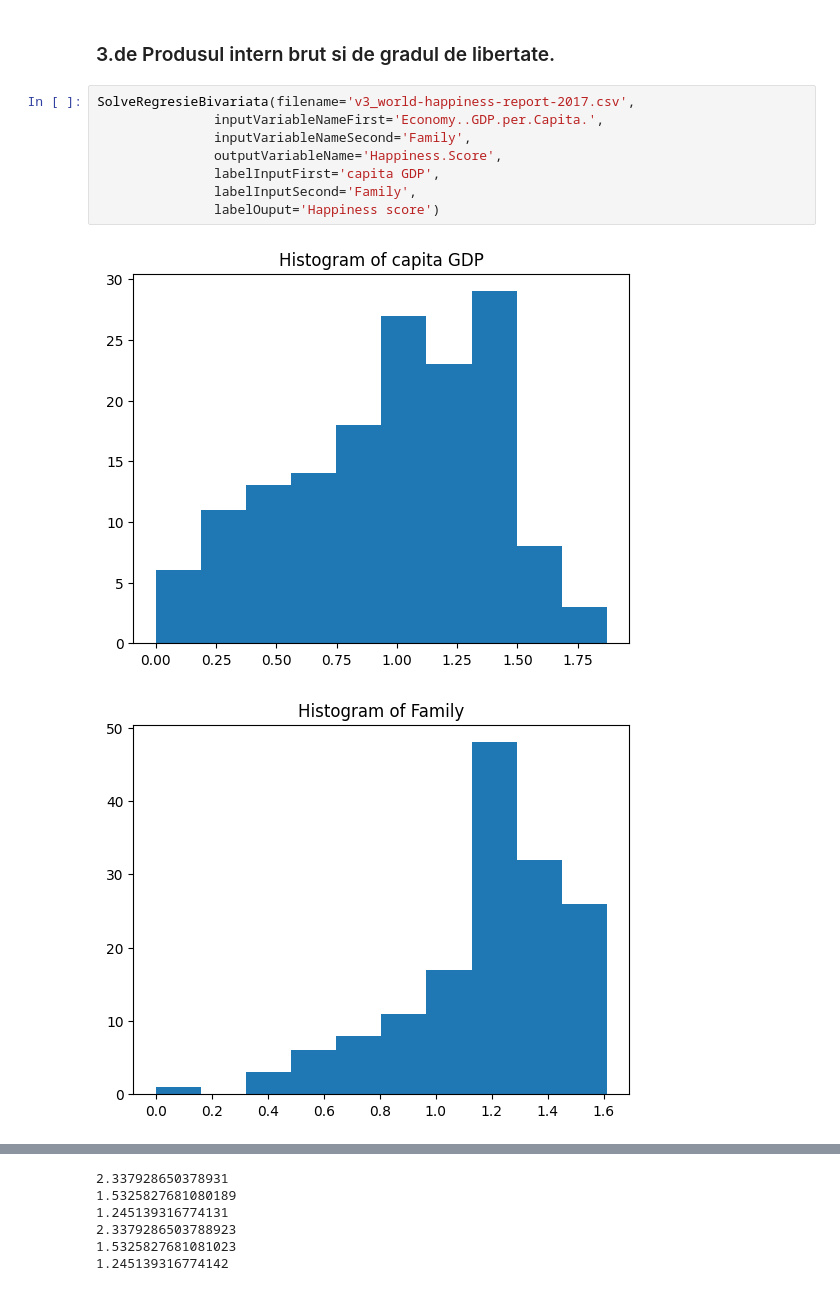
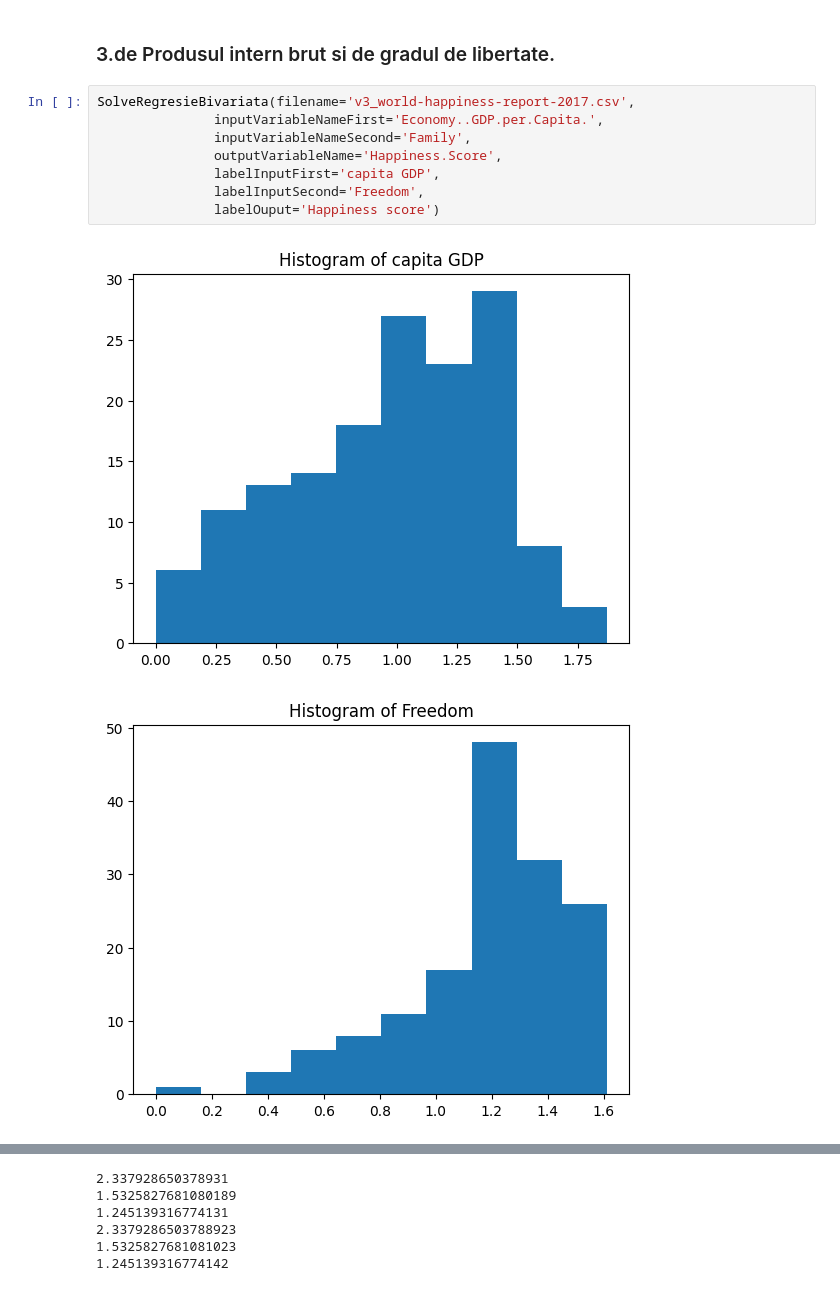
Before and after one commit to redusca/Semestrul-4-Ubb, a Jupyter notebook: Ai/Lab5/Lab5Ai.ipynb, the cells around one changed output, grey strips where cells are left out. Cells and saved outputs as stored; diff of their text form.

```diff
--- a/Ai/Lab5/Lab5Ai.ipynb
+++ b/Ai/Lab5/Lab5Ai.ipynb
@@ -418,12 +418,12 @@ Eroare code cu tool : 0.6051231125473606
 # %%
 SolveRegresieBivariata(filename='v3_world-happiness-report-2017.csv',
                inputVariableNameFirst='Economy..GDP.per.Capita.',
                inputVariableNameSecond='Family',
                outputVariableName='Happiness.Score',
                labelInputFirst='capita GDP',
-               labelInputSecond='Family',
+               labelInputSecond='Freedom',
                labelOuput='Happiness score')
 # %% [output]
 [figure]
-[figure, old version]
+[figure, new version]
 [figure]
```
Also changed, not shown: parts of 3 cells of this notebook.
